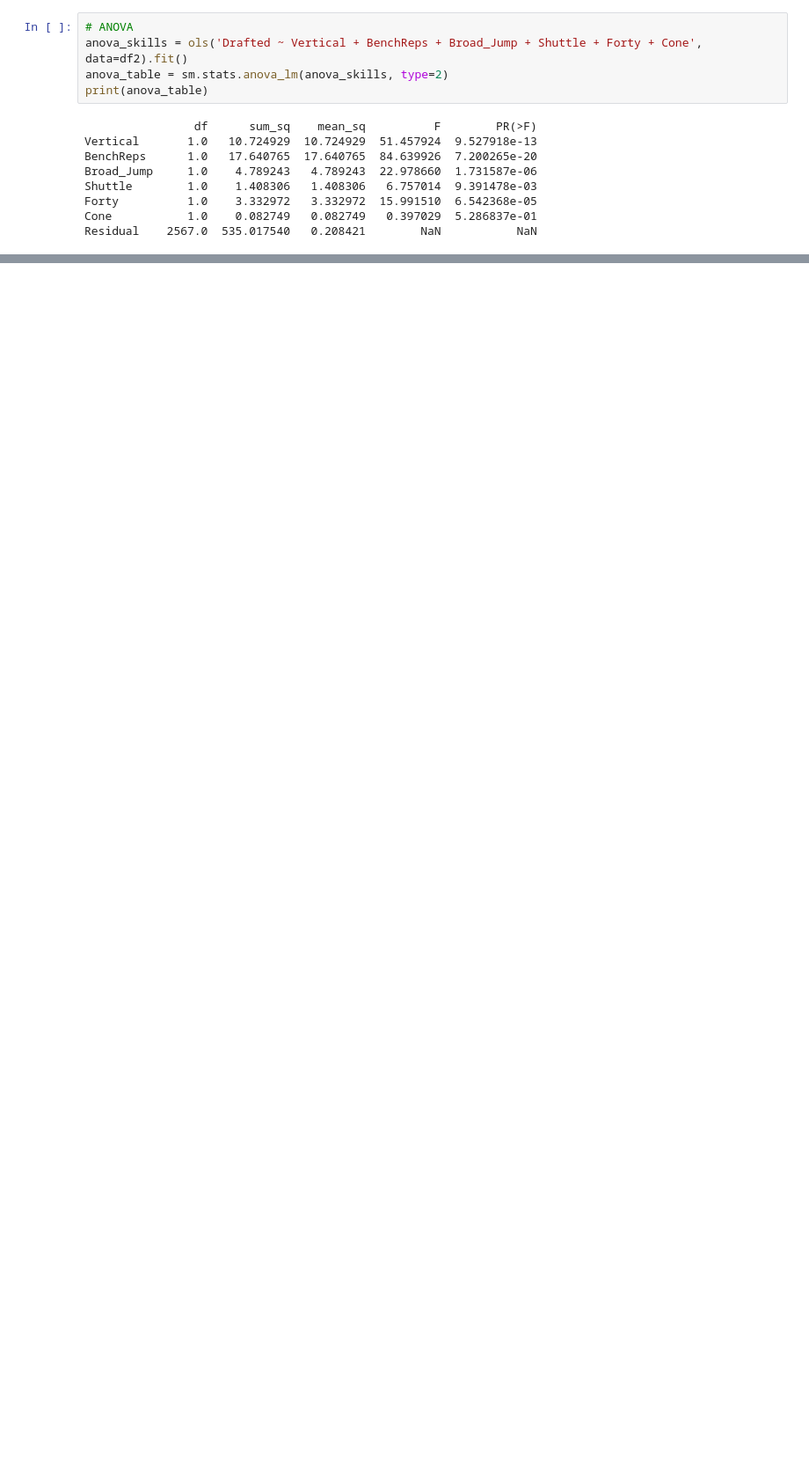
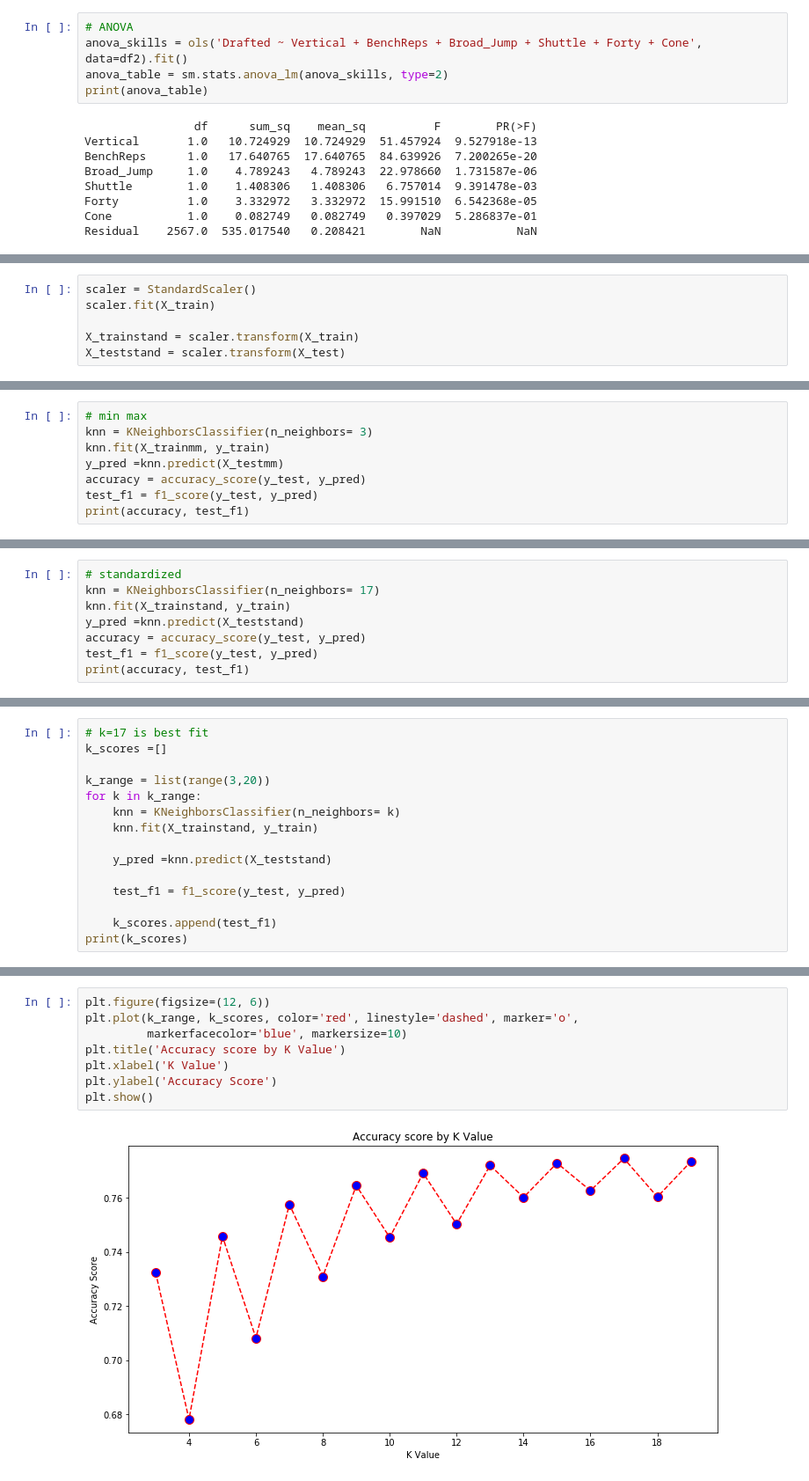
Before and after one commit to marmistead91/nyc-mhtn-ds-010620-lectures, a Jupyter notebook: week-9/classification_project/student.ipynb, the cells around one changed output, grey strips where cells are left out. Shown at 88% size. Cells and saved outputs as stored; diff of their text form; blank space fills up the shorter version.

```diff
--- a/week-9/classification_project/student.ipynb
+++ b/week-9/classification_project/student.ipynb
@@ -154,0 +223,6 @@ corr
+# %%
+scaler = StandardScaler()
+scaler.fit(X_train)
+
+X_trainstand = scaler.transform(X_train)
+X_teststand = scaler.transform(X_test)
@@ -154,0 +239,8 @@ corr
+# %%
+# min max
+knn = KNeighborsClassifier(n_neighbors= 3)
+knn.fit(X_trainmm, y_train)
+y_pred =knn.predict(X_testmm)
+accuracy = accuracy_score(y_test, y_pred)
+test_f1 = f1_score(y_test, y_pred)
+print(accuracy, test_f1)
@@ -154,0 +249,8 @@ corr
+# %%
+# standardized
+knn = KNeighborsClassifier(n_neighbors= 17)
+knn.fit(X_trainstand, y_train)
+y_pred =knn.predict(X_teststand)
+accuracy = accuracy_score(y_test, y_pred)
+test_f1 = f1_score(y_test, y_pred)
+print(accuracy, test_f1)
@@ -154,0 +259,15 @@ corr
+# %%
+# k=17 is best fit
+k_scores =[]
+
+k_range = list(range(3,20))
+for k in k_range:
+    knn = KNeighborsClassifier(n_neighbors= k)
+    knn.fit(X_trainstand, y_train)
+
+    y_pred =knn.predict(X_teststand)
+
+    test_f1 = f1_score(y_test, y_pred)
+
+    k_scores.append(test_f1)
+print(k_scores)
@@ -154,0 +276,10 @@ corr
+# %%
+plt.figure(figsize=(12, 6))
+plt.plot(k_range, k_scores, color='red', linestyle='dashed', marker='o',
+         markerfacecolor='blue', markersize=10)
+plt.title('Accuracy score by K Value')
+plt.xlabel('K Value')
+plt.ylabel('Accuracy Score')
+plt.show()
+# %% [output]
+[figure, added]
```
Also changed, not shown: parts of 27 cells of this notebook, 1 other file.
